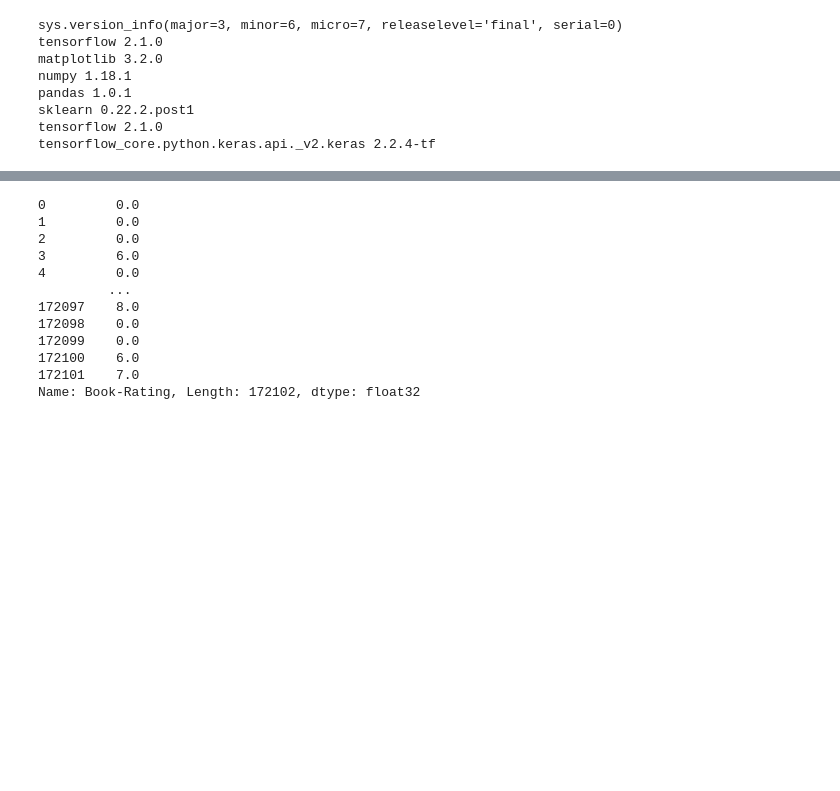
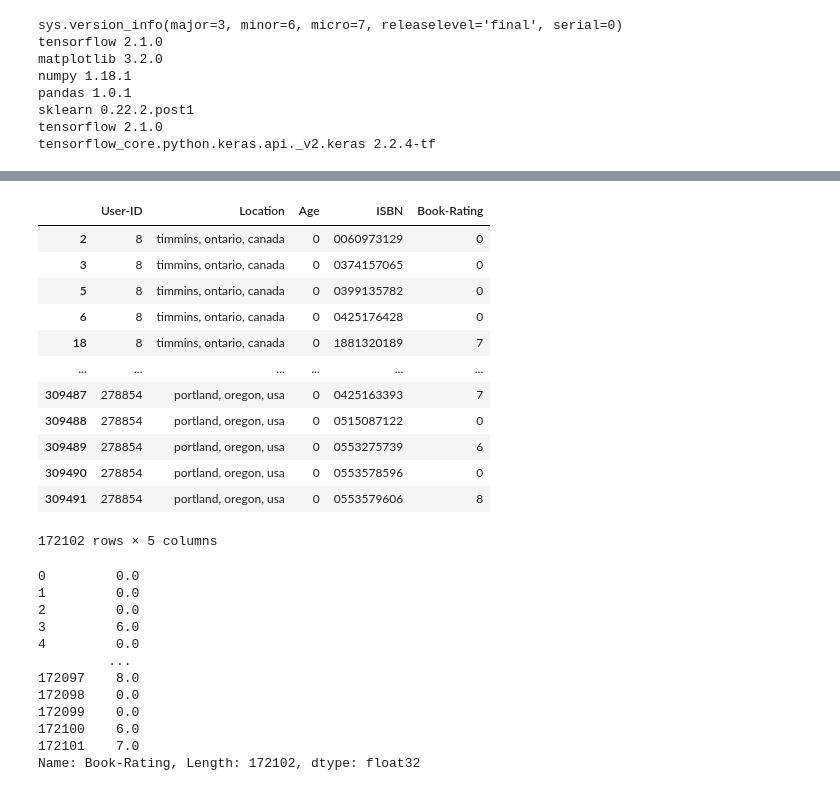
Before and after one commit to StrayCamel247/Recommend_system, a Jupyter notebook: stray_camel.ipynb, the cells around one changed output, grey strips where cells are left out. Drawn from its saved outputs; the diff is of its cells as text; code cells hidden in the pictures; blank space fills up the shorter version.

```diff
--- a/stray_camel.ipynb
+++ b/stray_camel.ipynb
@@ -169,3 +210,19 @@ origin_DATA.features
+# %%
+origin_DATA.Users
+# %% [output]
+|  | User-ID | Location | Age | ISBN | Book-Rating |
+| 2 | 8 | timmins, ontario, canada | 0 | 0060973129 | 0 |
+| 3 | 8 | timmins, ontario, canada | 0 | 0374157065 | 0 |
+| 5 | 8 | timmins, ontario, canada | 0 | 0399135782 | 0 |
+| 6 | 8 | timmins, ontario, canada | 0 | 0425176428 | 0 |
+| 18 | 8 | timmins, ontario, canada | 0 | 1881320189 | 7 |
+| ... | ... | ... | ... | ... | ... |
+| 309487 | 278854 | portland, oregon, usa | 0 | 0425163393 | 7 |
+| 309488 | 278854 | portland, oregon, usa | 0 | 0515087122 | 0 |
+| 309489 | 278854 | portland, oregon, usa | 0 | 0553275739 | 6 |
+| 309490 | 278854 | portland, oregon, usa | 0 | 0553578596 | 0 |
+| 309491 | 278854 | portland, oregon, usa | 0 | 0553579606 | 8 |
+172102 rows × 5 columns
 # %%
 origin_DATA.labels
 # %% [output]
```
Also changed, not shown: parts of 17 cells of this notebook, 1 other file.
